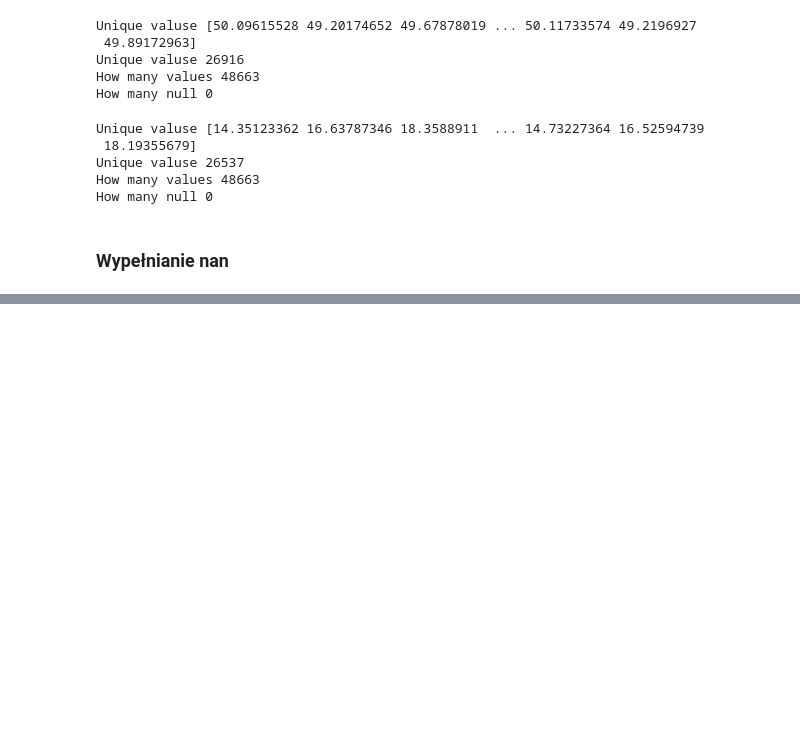
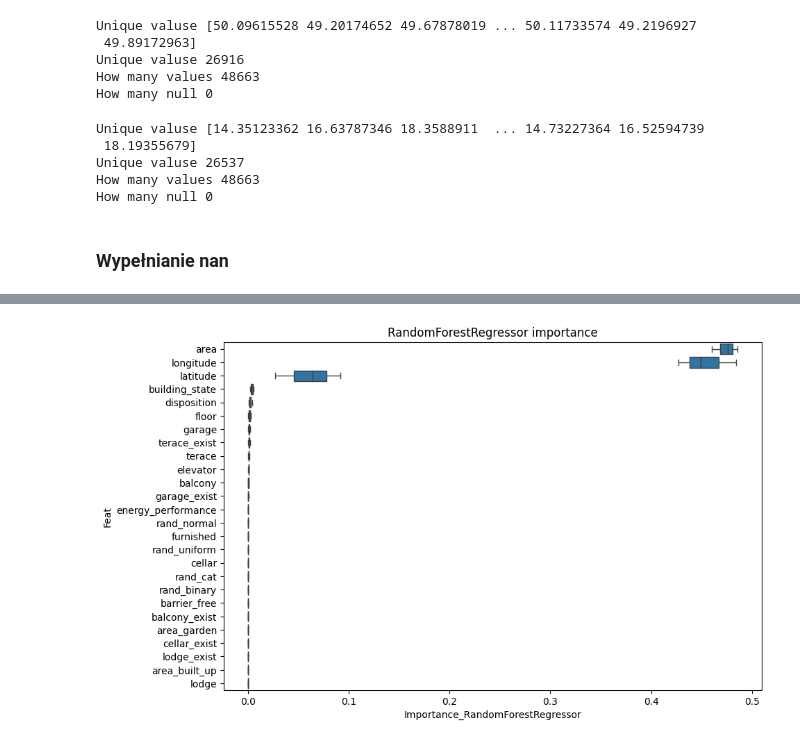
Before and after one commit to FachowaGosiav2/Apartment_prices_Czech_Rep_regression_prediction, a Jupyter notebook: notebook/main.ipynb, the cells around one changed output, grey strips where cells are left out. Drawn from its saved outputs; the diff is of its cells as text; code cells hidden in the pictures; blank space fills up the shorter version.

```diff
--- a/notebook/main.ipynb
+++ b/notebook/main.ipynb
@@ -404,0 +458,3 @@ df.head(21)
+# %%
+X_train, X_test, y_train, y_test = train_test_split(X, y, test_size=0.2, random_state=42)
+X_train.shape,y_train.shape, X_test.shape, y_test.shape
@@ -404,0 +463,16 @@ df.head(21)
+# %%
+X_train['okres'] = 'train'
+X_test['okres'] = 'test'
+
+df = pd.concat([X_train, X_test])
+df['price'] = pd.concat([y_train, y_test])
+# %%
+def rand_var(data = None, prefix = 'rand_'):
+    data_size = data.shape[0]
+    data[prefix + 'binary']  = np.random.randint(0, 2, data_size)
+    data[prefix + 'cat']     = np.random.randint(0, 5, data_size)
+    data[prefix + 'uniform'] = np.random.uniform(0, 1, data_size)
+    data[prefix + 'normal']  = np.random.normal(0, 1, data_size)
+    return(data)
+# %%
+df = rand_var(df)
@@ -404,0 +554,13 @@ df.head(21)
+# %%
+CATEGORICAL_TRESH = 10
+REGRESSION_TRESH = 4
+YCOL = 'price'
+features = ['disposition', 'building_state',
+       'floor', 'area', 'energy_performance', 'balcony_exist', 'balcony',
+       'elevator', 'cellar_exist', 'cellar', 'furnished', 'barrier_free',
+       'lodge_exist', 'lodge', 'terace_exist', 'terace', 'area_built_up',
+       'area_garden', 'garage_exist', 'garage', 'latitude','rand_binary', 'rand_cat',
+       'rand_uniform', 'rand_normal','longitude']
+importance_RF = RF_importance(df, features, YCOL, sample = 0.8)
+# %% [output]
+[figure, added]
```
Also changed, not shown: parts of 13 cells of this notebook.
